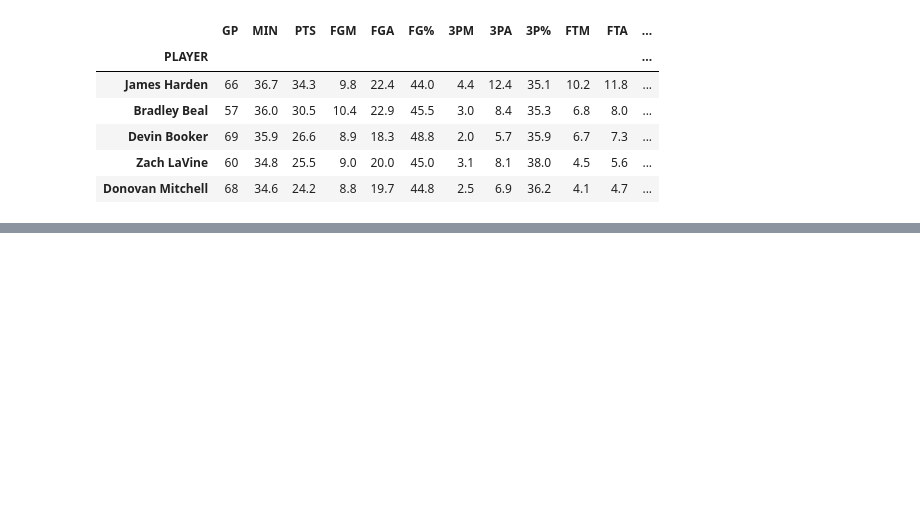
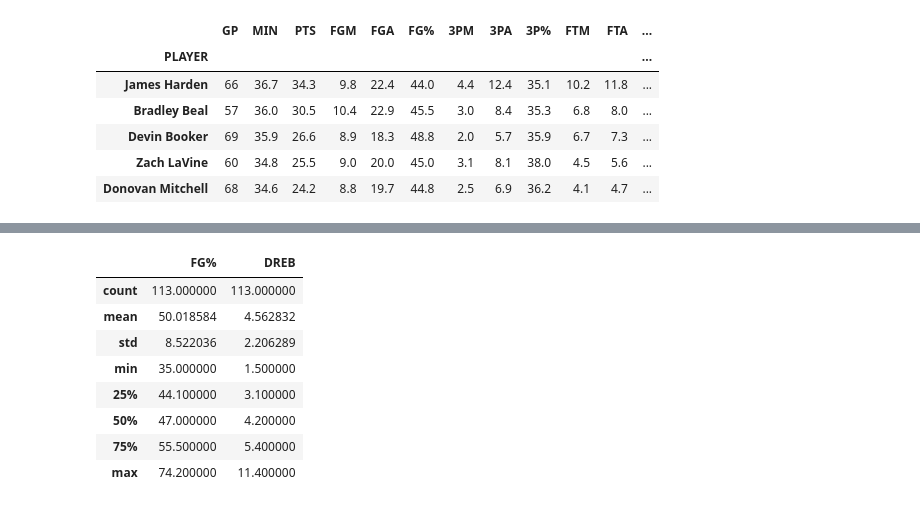
Before and after one commit to guizuccolotto-zz/Desempenho_Jogadores_NBA, a Jupyter notebook: Analise_NBA_Win.ipynb, the cells around one changed output, grey strips where cells are left out. Drawn from its saved outputs; the diff is of its cells as text; code cells hidden in the pictures; blank space fills up the shorter version.

```diff
--- a/Analise_NBA_Win.ipynb
+++ b/Analise_NBA_Win.ipynb
@@ -354,0 +405,12 @@ Podemos dizer que é o time com mais jogadores que individualmente impactam o **
+# %%
+player_full[player_full['Atua'] == 'dentro'][["FG%","DREB"]].describe()
+# %% [output]
+|  | FG% | DREB |
+| count | 113.000000 | 113.000000 |
+| mean | 50.018584 | 4.562832 |
+| std | 8.522036 | 2.206289 |
+| min | 35.000000 | 1.500000 |
+| 25% | 44.100000 | 3.100000 |
+| 50% | 47.000000 | 4.200000 |
+| 75% | 55.500000 | 5.400000 |
+| max | 74.200000 | 11.400000 |
```
Also changed, not shown: parts of 38 cells of this notebook.
